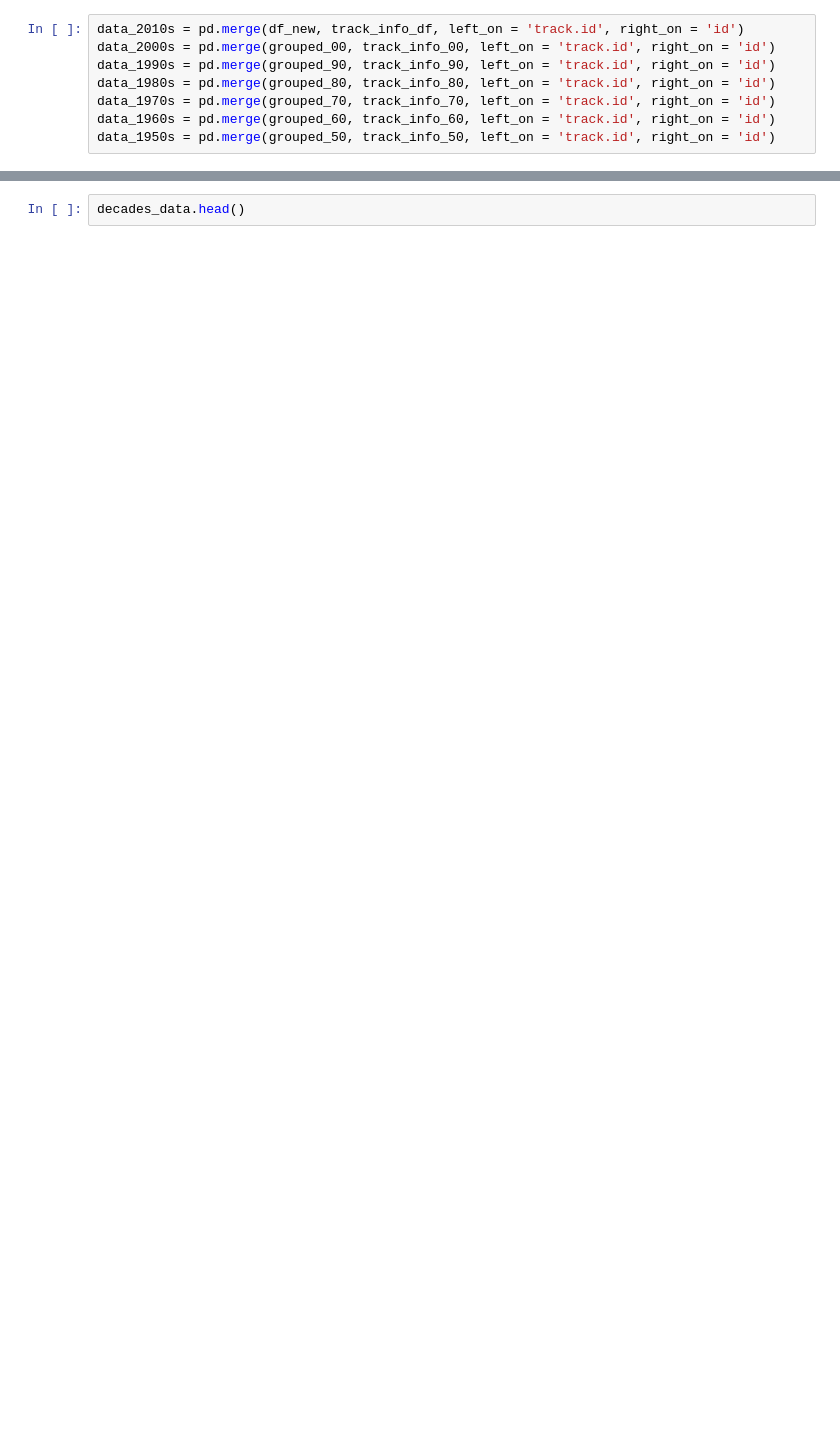
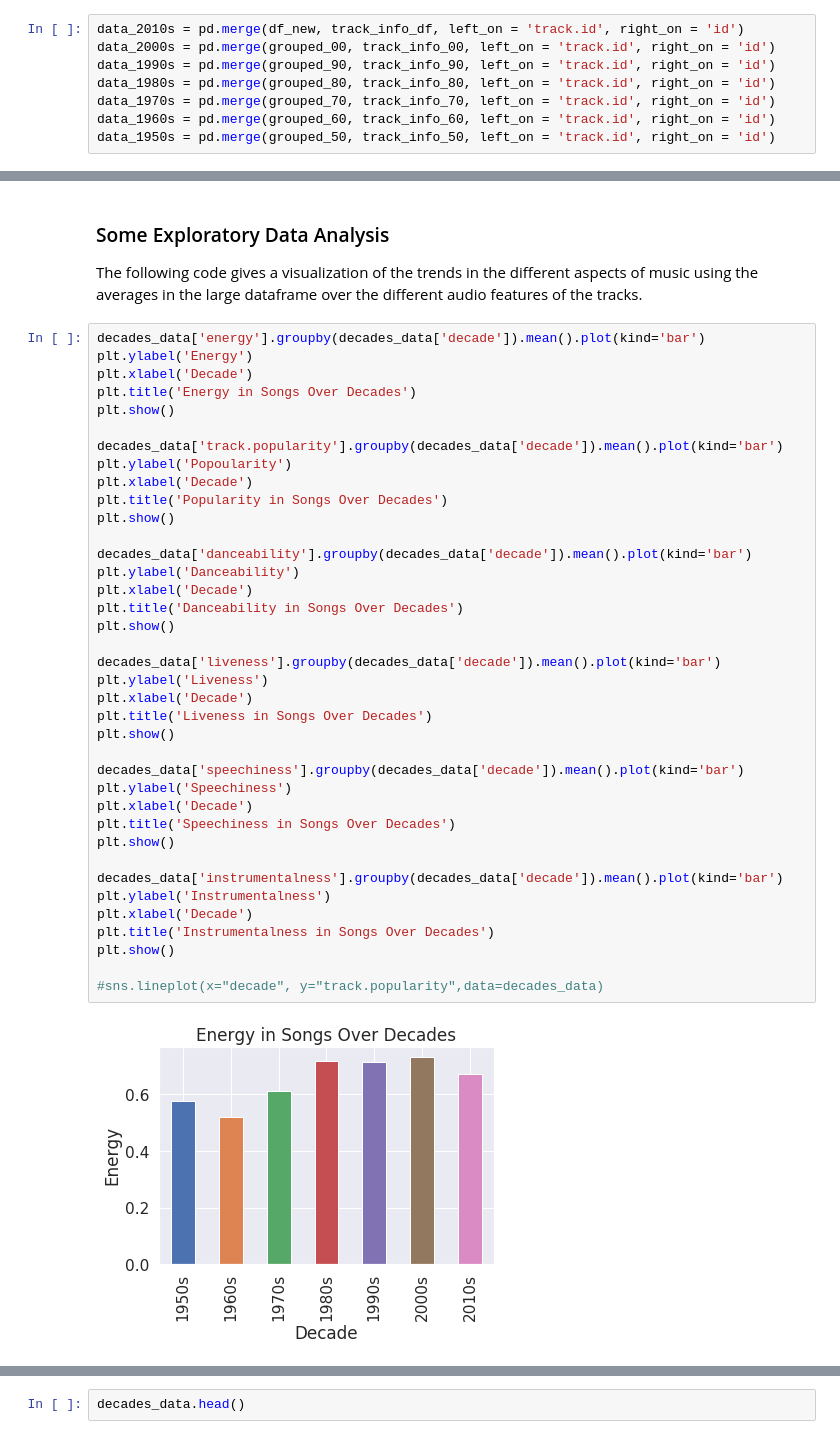
Before and after one commit to hackerman084/MusicOverTheDecades, a Jupyter notebook: Spotify_Final_Astha.ipynb, the cells around one changed output, grey strips where cells are left out. Saved outputs shown, nothing was run; the diff lists cells and outputs as text; blank space fills up the shorter version.

```diff
--- a/Spotify_Final_Astha.ipynb
+++ b/Spotify_Final_Astha.ipynb
@@ -314,0 +318,43 @@ decades_data.head()# if track name doesn't show up, just restart the kernel
+# %% [markdown]
+### Some Exploratory Data Analysis
+The following code gives a visualization of the trends in the different aspects of music using the averages in the large dataframe over the different audio features of the tracks.
+# %%
+decades_data['energy'].groupby(decades_data['decade']).mean().plot(kind='bar')
+plt.ylabel('Energy')
+plt.xlabel('Decade')
+plt.title('Energy in Songs Over Decades')
+plt.show()
+
+decades_data['track.popularity'].groupby(decades_data['decade']).mean().plot(kind='bar')
+plt.ylabel('Popoularity')
+plt.xlabel('Decade')
+plt.title('Popularity in Songs Over Decades')
+plt.show()
+
+decades_data['danceability'].groupby(decades_data['decade']).mean().plot(kind='bar')
+plt.ylabel('Danceability')
+plt.xlabel('Decade')
+plt.title('Danceability in Songs Over Decades')
+plt.show()
+
+decades_data['liveness'].groupby(decades_data['decade']).mean().plot(kind='bar')
+plt.ylabel('Liveness')
+plt.xlabel('Decade')
+plt.title('Liveness in Songs Over Decades')
+plt.show()
+
+decades_data['speechiness'].groupby(decades_data['decade']).mean().plot(kind='bar')
+plt.ylabel('Speechiness')
+plt.xlabel('Decade')
+plt.title('Speechiness in Songs Over Decades')
+plt.show()
+
+decades_data['instrumentalness'].groupby(decades_data['decade']).mean().plot(kind='bar')
+plt.ylabel('Instrumentalness')
+plt.xlabel('Decade')
+plt.title('Instrumentalness in Songs Over Decades')
+plt.show()
+
+#sns.lineplot(x="decade", y="track.popularity",data=decades_data)
+# %% [output]
+[figure, added]
```
Also changed, not shown: parts of 14 cells of this notebook.
